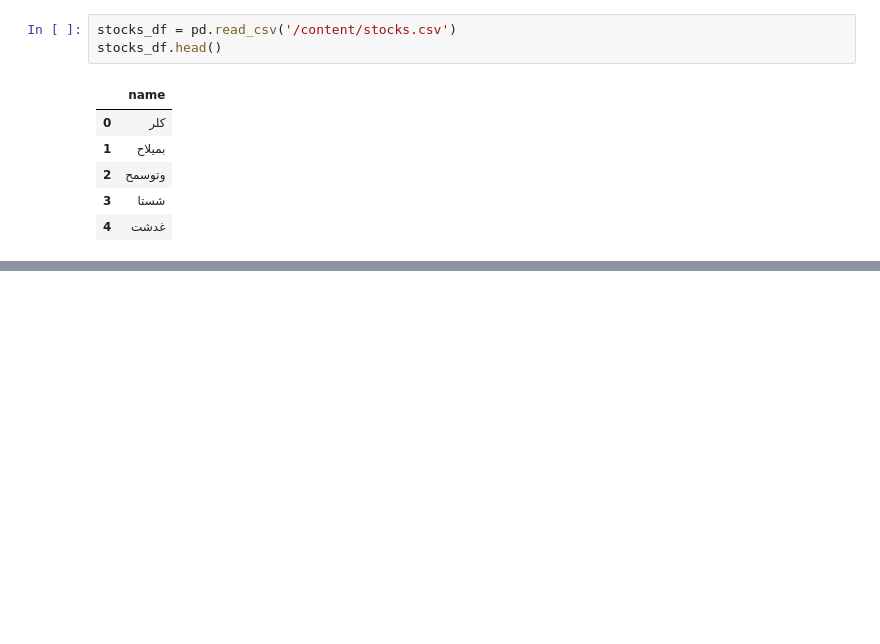
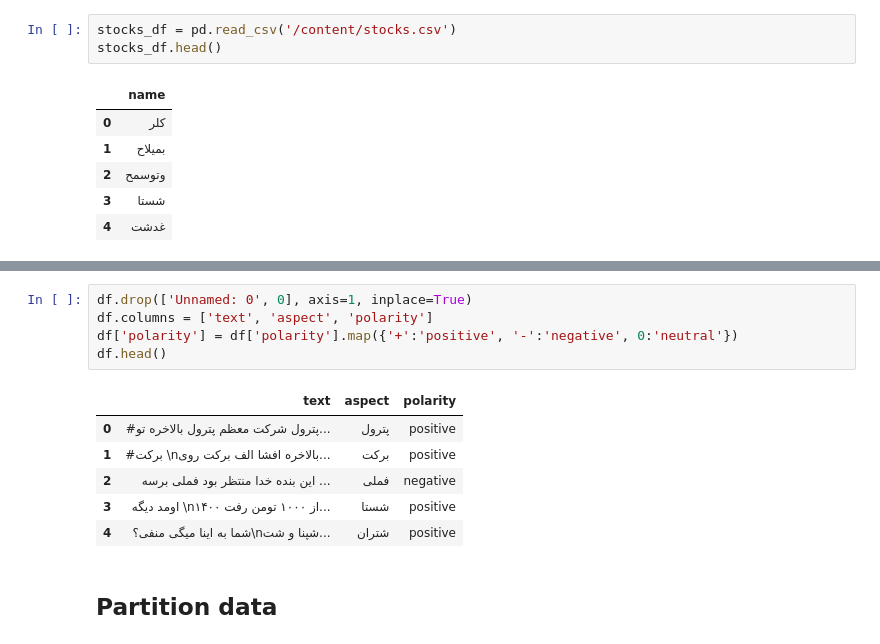
Before and after one commit to HLTT14/social-media-sentiment-analysis-for-stocks, a Jupyter notebook: social_media_sentiment_analysis_for_stocks.ipynb, the cells around one changed output, grey strips where cells are left out. Cells and saved outputs as stored; diff of their text form; blank space fills up the shorter version.

```diff
--- a/social_media_sentiment_analysis_for_stocks.ipynb
+++ b/social_media_sentiment_analysis_for_stocks.ipynb
@@ -39,0 +268,14 @@ stocks_df.head()
+# %%
+df.drop(['Unnamed: 0', 0], axis=1, inplace=True)
+df.columns = ['text', 'aspect', 'polarity']
+df['polarity'] = df['polarity'].map({'+':'positive', '-':'negative', 0:'neutral'})
+df.head()
+# %% [output]
+|  | text | aspect | polarity |
+| 0 | #پترول شرکت معظم پترول بالاخره تو... | پترول | positive |
+| 1 | #برکت \nبالاخره افشا الف برکت روی... | برکت | positive |
+| 2 | این بنده خدا منتظر بود فملی برسه ... | فملی | negative |
+| 3 | اومد دیگه \nاز ۱۰۰۰ تومن رفت ۱۴۰۰... | شستا | positive |
+| 4 | شما به اینا میگی منفی؟\nشپنا و شت... | شتران | positive |
+# %% [markdown]
+## Partition data
```
Also changed, not shown: parts of 39 cells of this notebook.
